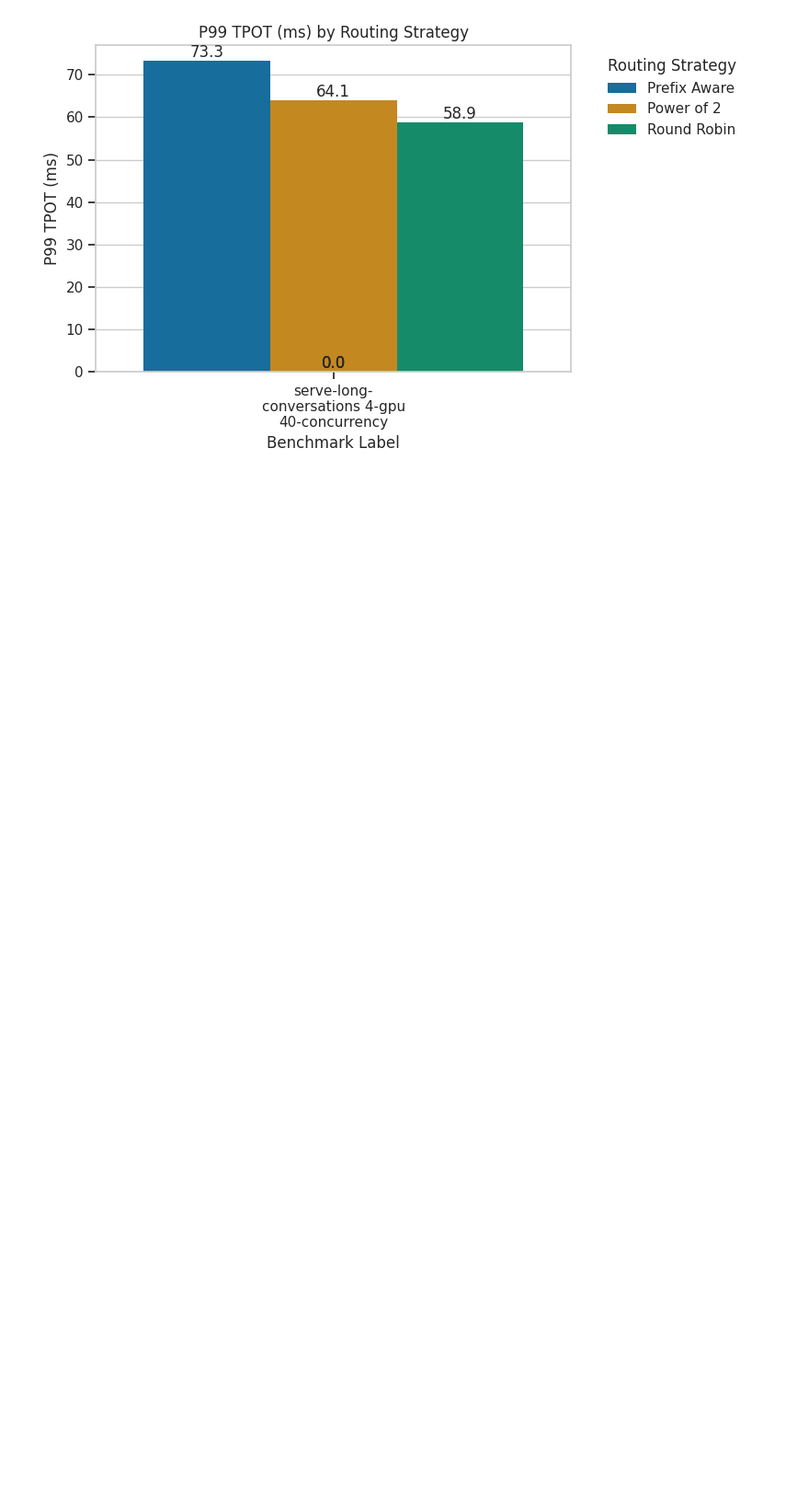
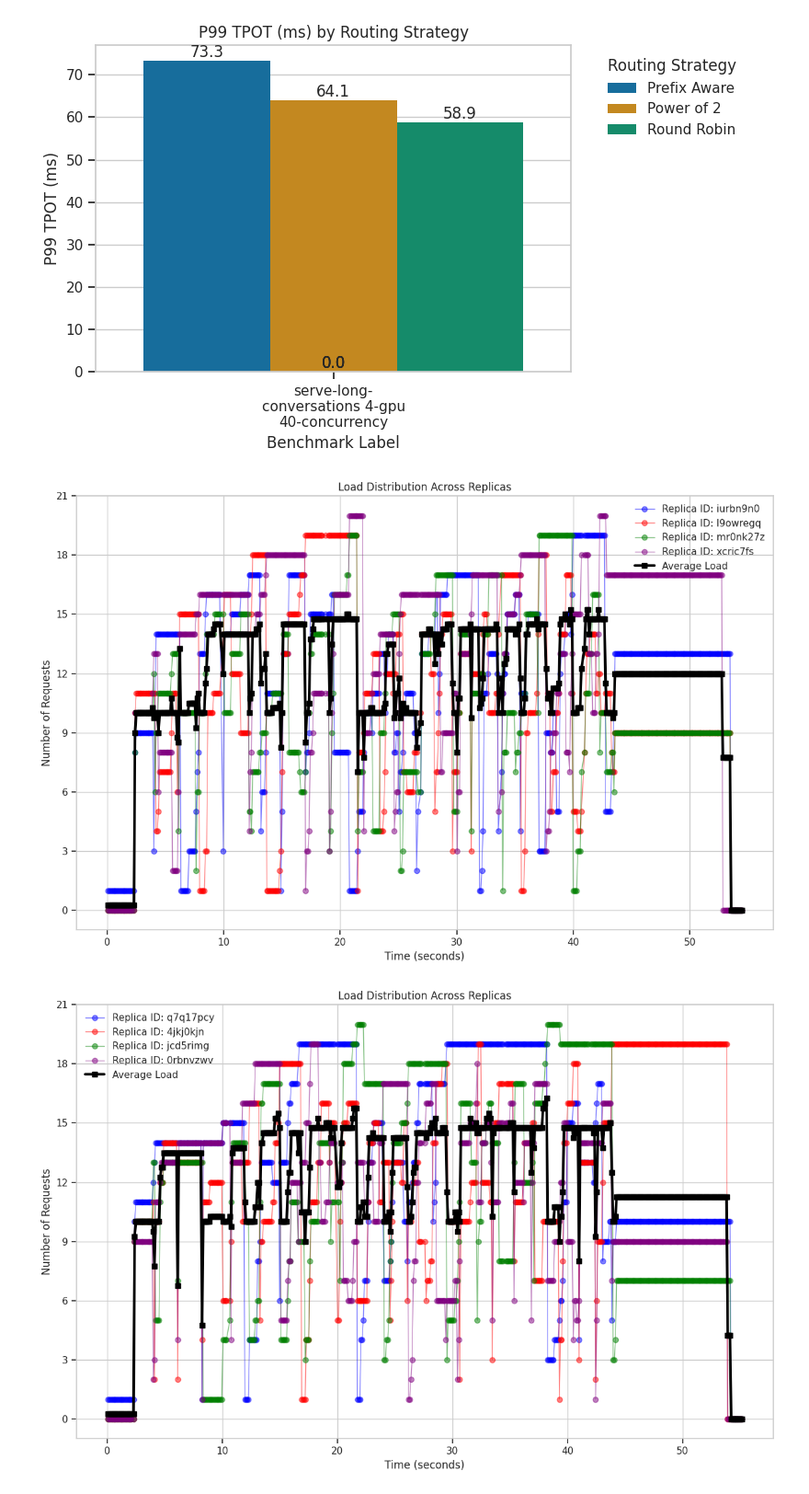
Before and after one commit to jujipotle/ray, a Jupyter notebook: _prefix_aware_playground/benchmarking/results/visualize_routing_strategies.ipynb, the cells around one changed output. Shown at 92% size. Saved outputs shown, nothing was run; the diff lists cells and outputs as text; code cells hidden in the pictures; blank space fills up the shorter version.

Commit message:
load distribution visualization
Signed-off-by: Justin Ji <justinji@college.harvard.edu>

```diff
--- a/_prefix_aware_playground/benchmarking/results/visualize_routing_strategies.ipynb
+++ b/_prefix_aware_playground/benchmarking/results/visualize_routing_strategies.ipynb
@@ -92,0 +153,12 @@ for metric in available_metrics:
+# %%
+plot_load_distribution("/home/ray/default/work/ray/_prefix_aware_playground/benchmarking/results/load_distributions/pow_of_2_1742929537.json")
+plot_load_distribution("/home/ray/default/work/ray/_prefix_aware_playground/benchmarking/results/load_distributions/pow_of_2_1742930286.json")
+
+plot_load_distribution("/home/ray/default/work/ray/_prefix_aware_playground/benchmarking/results/load_distributions/prefix_aware_1742928580.json")
+plot_load_distribution("/home/ray/default/work/ray/_prefix_aware_playground/benchmarking/results/load_distributions/prefix_aware_1742930139.json")
+
+plot_load_distribution("/home/ray/default/work/ray/_prefix_aware_playground/benchmarking/results/load_distributions/round_robin_1742929681.json")
+plot_load_distribution("/home/ray/default/work/ray/_prefix_aware_playground/benchmarking/results/load_distributions/round_robin_1742930439.json")
+# %% [output]
+[figure, added]
+[figure, added]
```
Also changed, not shown: parts of 2 cells of this notebook, 10 other files.
